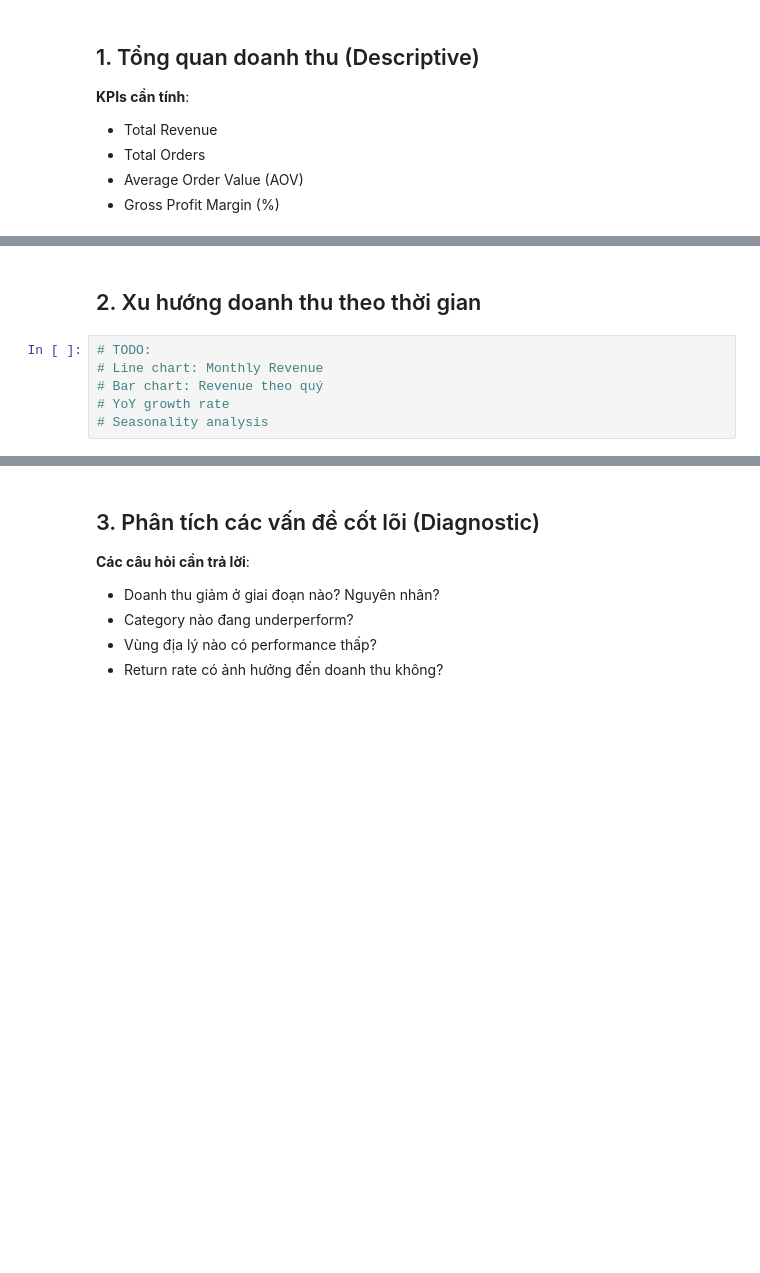
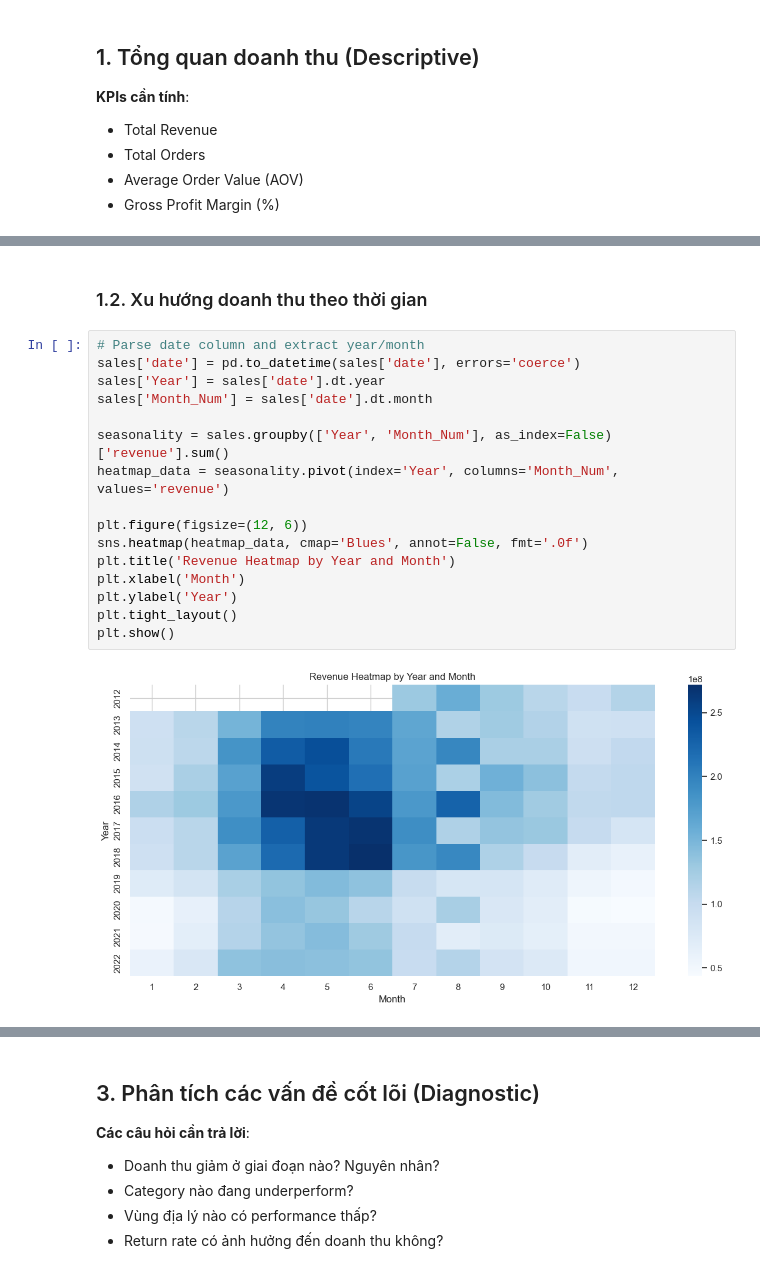
Before and after one commit to huydt11502/revenue_forecast_ecommerce, a Jupyter notebook: notebooks/05_business_analysis.ipynb, the cells around one changed output, grey strips where cells are left out. Cells and saved outputs as stored; diff of their text form; blank space fills up the shorter version.

```diff
--- a/notebooks/05_business_analysis.ipynb
+++ b/notebooks/05_business_analysis.ipynb
@@ -50,8 +103,20 @@ print(sales.head())
 # %% [markdown]
-## 2. Xu hướng doanh thu theo thời gian
+### 1.2. Xu hướng doanh thu theo thời gian
-# %%
-# TODO:
-# Line chart: Monthly Revenue
-# Bar chart: Revenue theo quý
-# YoY growth rate
-# Seasonality analysis
+# %%
+# Parse date column and extract year/month
+sales['date'] = pd.to_datetime(sales['date'], errors='coerce')
+sales['Year'] = sales['date'].dt.year
+sales['Month_Num'] = sales['date'].dt.month
+
+seasonality = sales.groupby(['Year', 'Month_Num'], as_index=False)['revenue'].sum()
+heatmap_data = seasonality.pivot(index='Year', columns='Month_Num', values='revenue')
+
+plt.figure(figsize=(12, 6))
+sns.heatmap(heatmap_data, cmap='Blues', annot=False, fmt='.0f')
+plt.title('Revenue Heatmap by Year and Month')
+plt.xlabel('Month')
+plt.ylabel('Year')
+plt.tight_layout()
+plt.show()
+# %% [output]
+[figure, added]
```
Also changed, not shown: parts of 19 cells of this notebook.
